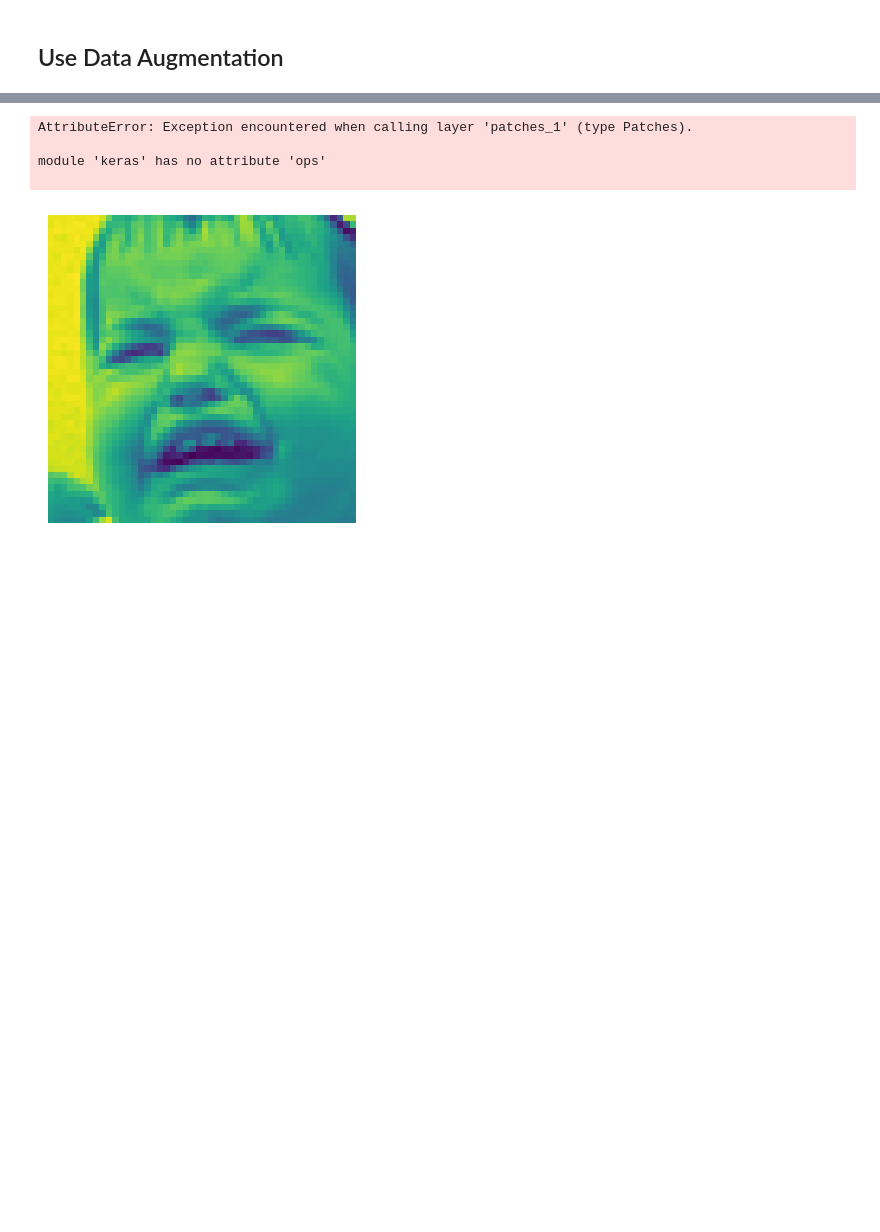
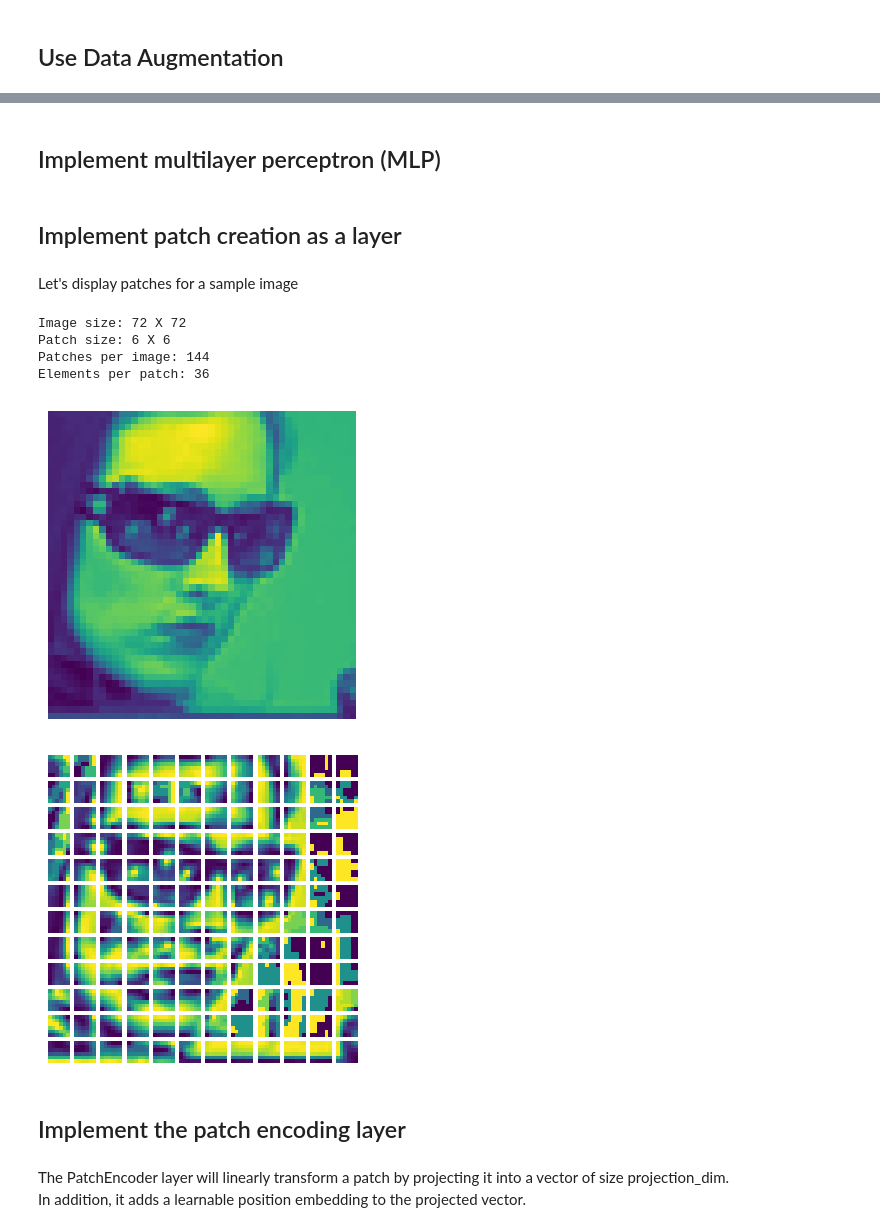
Before and after one commit to JSaillok/FERViT, a Jupyter notebook: thesis.ipynb, the cells around one changed output, grey strips where cells are left out. Saved outputs shown, nothing was run; the diff lists cells and outputs as text; code cells hidden in the pictures; blank space fills up the shorter version.

```diff
--- a/thesis.ipynb
+++ b/thesis.ipynb
@@ -116,9 +118,11 @@ pixels = pixels.reshape((-1, 48, 48, 1))
 # The images are 48x48, grayscale (that 's why channels = 1).
 
 emotions = df['emotion'].values
+input_shape = (48, 48, 1)
+num_classes = 7
 
 # Convert emotion labels to categorical labels
-emotions = to_categorical(emotions, num_classes=7) #num_classes = 7 cause of emotion states
+emotions = to_categorical(emotions, num_classes) #num_classes = 7 cause of emotion states
 
 # Split the dataset into training and testing sets
 x_train, x_test, y_train, y_test = train_test_split(pixels, emotions, test_size=0.2, random_state=42)
@@ -134,8 +138,8 @@ x_test shape: (7178, 48, 48, 1) - y_test shape: (7178, 7)
 # %%
 learning_rate = 0.001
 weight_decay = 0.0001
-batch_size = 256
-num_epochs = 100
+batch_size = 128
+num_epochs = 10
 image_size = 72  # We'll resize input images to this size
 patch_size = 6  # Size of the patches to be extract from the input images
 num_patches = (image_size // patch_size) ** 2
@@ -170,9 +172,13 @@ data_augmentation.layers[0].adapt(x_train)
+# %% [markdown]
+## Implement multilayer perceptron (MLP)
 # %%
 def mlp(x, hidden_units, dropout_rate):
     for units in hidden_units:
         x = layers.Dense(units, activation=keras.activations.gelu)(x)
         x = layers.Dropout(dropout_rate)(x)
     return x
+# %% [markdown]
+## Implement patch creation as a layer
 # %%
 class Patches(layers.Layer):
     def __init__(self, patch_size):
@@ -180,7 +186,7 @@ class Patches(layers.Layer):
         self.patch_size = patch_size
 
     def call(self, images):
-        input_shape = keras.ops.shape(images)
+        input_shape = ops.shape(images)
         batch_size = input_shape[0]
         height = input_shape[1]
         width = input_shape[2]
@@ -188,7 +194,7 @@ class Patches(layers.Layer):
         num_patches_h = height // self.patch_size
         num_patches_w = width // self.patch_size
         patches = keras.ops.image.extract_patches(images, size=self.patch_size)
-        patches = keras.ops.reshape(
+        patches = ops.reshape(
             patches,
             (
                 batch_size,
@@ -202,29 +208,39 @@ class Patches(layers.Layer):
         config = super().get_config()
         config.update({"patch_size": self.patch_size})
         return config
+# %% [markdown]
+Let's display patches for a sample image
 # %%
 plt.figure(figsize=(4, 4))
 image = x_train[np.random.choice(range(x_train.shape[0]))]
 plt.imshow(image.astype("uint8"))
 plt.axis("off")
 
-resized_image = tf.image.resize(tf.convert_to_tensor([image]), size=(image_size, image_size))
+resized_image = ops.image.resize(
+    ops.convert_to_tensor([image]), size=(image_size, image_size)
+)
 patches = Patches(patch_size)(resized_image)
 print(f"Image size: {image_size} X {image_size}")
 print(f"Patch size: {patch_size} X {patch_size}")
 print(f"Patches per image: {patches.shape[1]}")
 print(f"Elements per patch: {patches.shape[-1]}")
 
 n = int(np.sqrt(patches.shape[1]))
 plt.figure(figsize=(4, 4))
 for i, patch in enumerate(patches[0]):
     ax = plt.subplot(n, n, i + 1)
-    patch_img = keras.ops.reshape(patch, (patch_size, patch_size, 3))
-    plt.imshow(keras.ops.convert_to_numpy(patch_img).astype("uint8"))
+    patch_img = ops.reshape(patch, (patch_size, patch_size, 1))
+    plt.imshow(ops.convert_to_numpy(patch_img).astype("uint8"))
     plt.axis("off")
 # %% [output]
-AttributeError: Exception encountered when calling layer 'patches_1' (type Patches).
-
-module 'keras' has no attribute 'ops'
-
+Image size: 72 X 72
+Patch size: 6 X 6
+Patches per image: 144
+Elements per patch: 36
-[figure, old version]
+[figure, new version]
+[figure, added]
+# %% [markdown]
+## Implement the patch encoding layer
+# %% [markdown]
+The PatchEncoder layer will linearly transform a patch by projecting it into a vector of size projection_dim.
+In addition, it adds a learnable position embedding to the projected vector.
```
Also changed, not shown: parts of 9 cells of this notebook.
